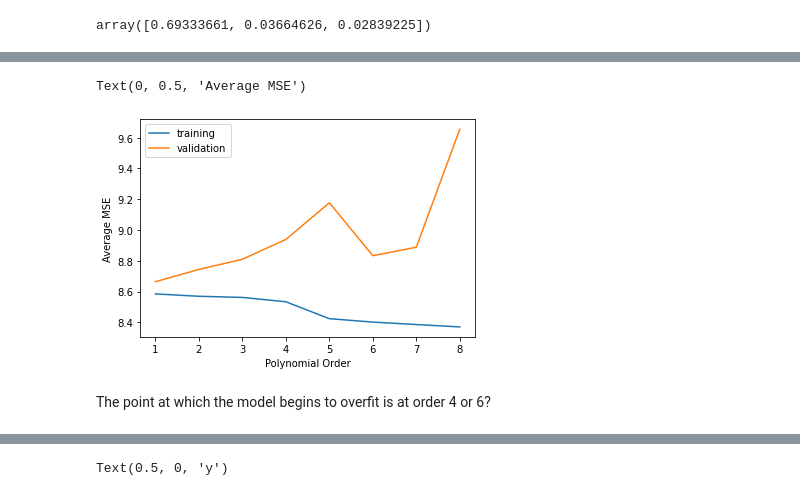
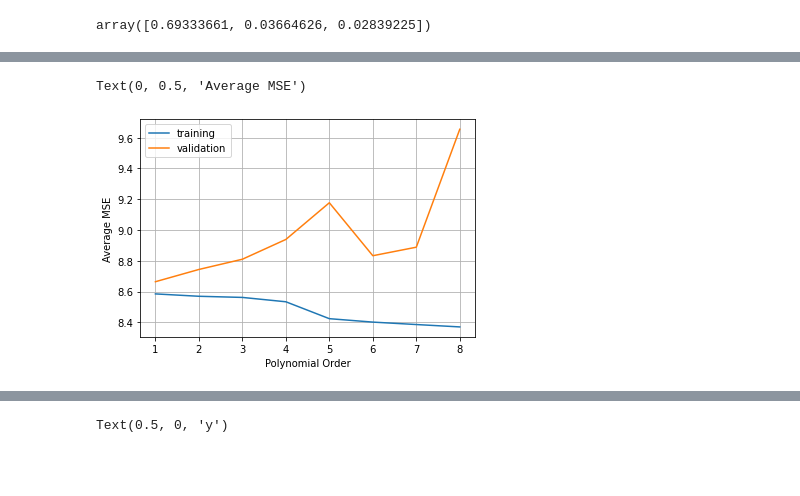
Before and after one commit to ethanjpkamus/cpsc-349-project-2, a Jupyter notebook: project2.ipynb, the cells around one changed output, grey strips where cells are left out. Drawn from its saved outputs; the diff is of its cells as text; code cells hidden in the pictures; blank space fills up the shorter version.

```diff
--- a/project2.ipynb
+++ b/project2.ipynb
@@ -199,14 +276,13 @@ cross_validation(8, training_set)
 # %%
 x = np.arange(1,9,1)
 line1, = plt.plot(x, training_loss, label='training')
 line2, = plt.plot(x, validation_loss, label='validation')
 leg = plt.legend(loc='upper left')
+plt.grid(True)
 plt.xlabel('Polynomial Order')
 plt.ylabel('Average MSE')
 # %% [output]
 Text(0, 0.5, 'Average MSE')
-[figure, old version]
+[figure, new version]
-# %% [markdown]
-The point at which the model begins to overfit is at order 4 or 6?
 # %% [markdown]
 # Experiment 9
```
Also changed, not shown: parts of 26 cells of this notebook.
